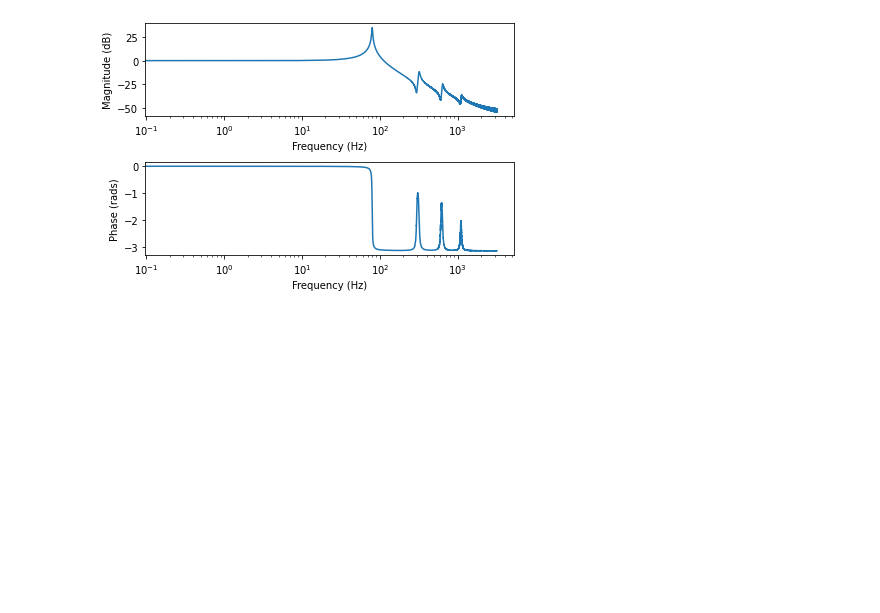
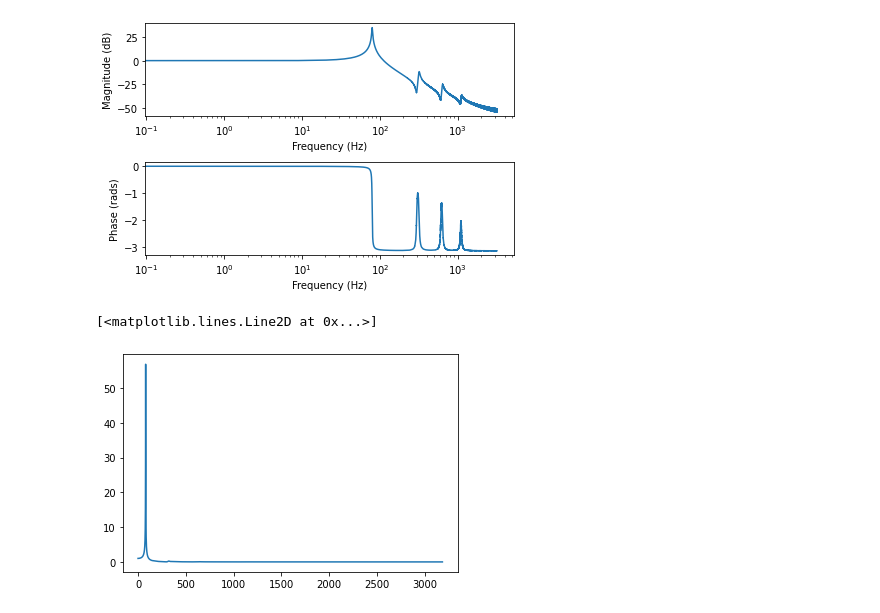
Before and after one commit to oluwatobibanuso/Robust-Integral-Resonant-Control, a Jupyter notebook: sysID.ipynb, the cells around one changed output. Cells and saved outputs as stored; diff of their text form; code cells hidden in the pictures; blank space fills up the shorter version.

```diff
--- a/sysID.ipynb
+++ b/sysID.ipynb
@@ -7,4 +8,4 @@ import numpy as np
 # %%
 #read frequency respose data from .mat file
-data = io.loadmat('Robust-IRC/platform_resp.mat')
+data = io.loadmat('platform_resp.mat')
 print(data.keys())
@@ -11,7 +14,9 @@ print(data.keys())
 # %%
 MagR = data["MagR"]
 Freq = data["Freq"]
+F = Freq
 Phase = np.angle(MagR.T)
+M = np.abs(MagR)
 Mag = 20*np.log10(np.abs(MagR.T))
 Freq = Freq.T/(2*np.pi)
 # %%
@@ -31,0 +37,6 @@ The plot above shows that resonance harmoncs at varying frequencies
+# %%
+#Power Spectrum of Magnitude Response to see where harmonics occur
+plt.plot(Freq,M.T)
+# %% [output]
+[<matplotlib.lines.Line2D at 0x...>]
+[figure, added]
```
Also changed, not shown: parts of 3 cells of this notebook.
